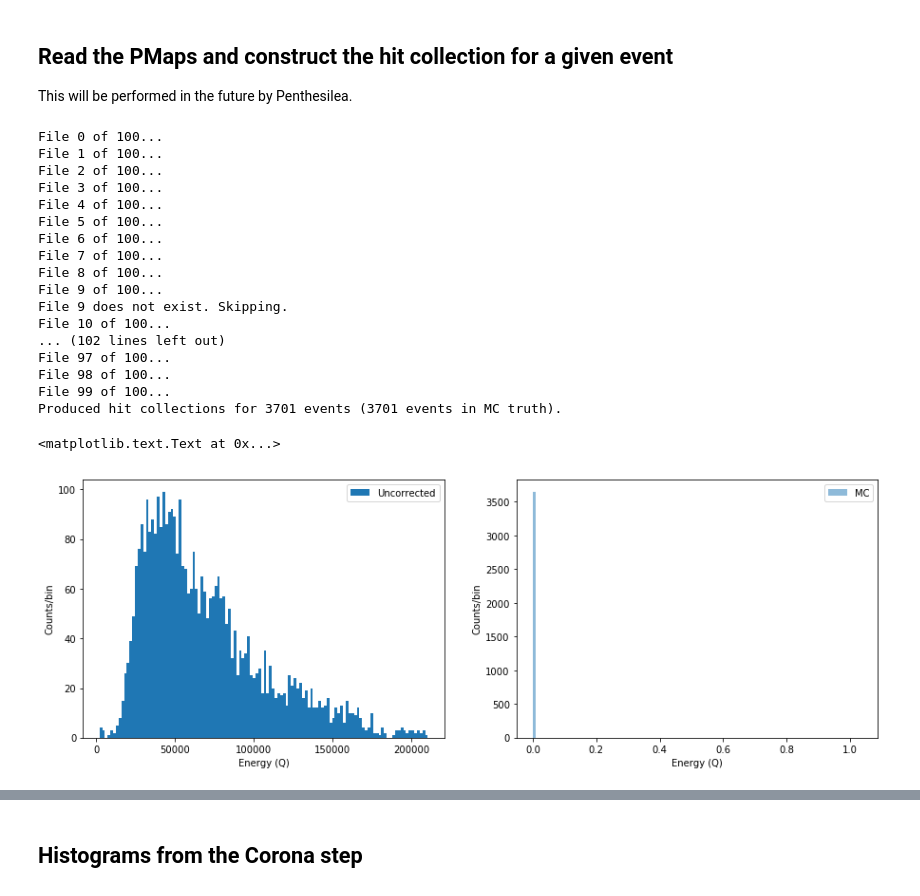
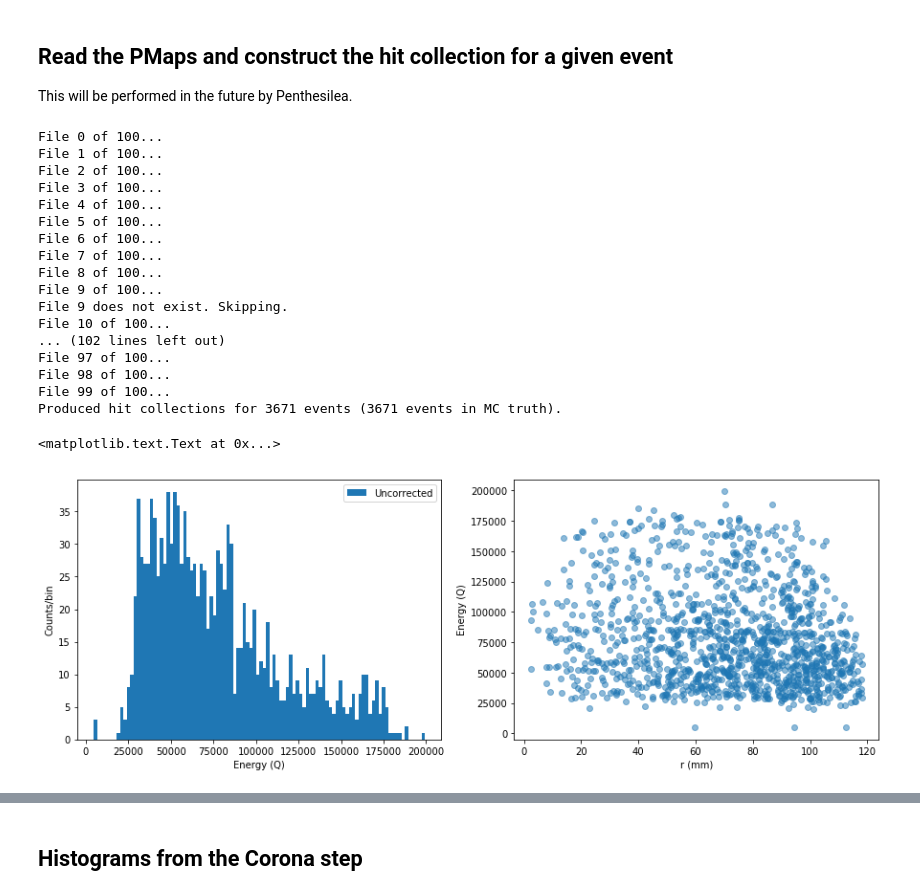
Before and after one commit to paolafer/ICARO, a Jupyter notebook: invisible_cities/utils/paolina_test.ipynb, the cells around one changed output, grey strips where cells are left out. Saved outputs shown, nothing was run; the diff lists cells and outputs as text; code cells hidden in the pictures.

```diff
--- a/invisible_cities/utils/paolina_test.ipynb
+++ b/invisible_cities/utils/paolina_test.ipynb
@@ -44,6 +44,9 @@ This functionality will be included in the Penthesilea branch.
 DataSiPM        = load_db.DataSiPM(0)
 data_xs         = DataSiPM.X.values
 data_ys         = DataSiPM.Y.values
+#print(DataSiPM)
+#print(data_xs)
+#print(data_ys)
 
 # histograms to be filled
 l_qsipm = []            # all SiPMs
@@ -78,8 +81,8 @@ def get_nearby_sipm_inds(cs, d, pos, qs):
 
 def corona(pos, qs, Qthr           =  3 * units.pes,
                     Qlm            =  20 * units.pes,
-                        lm_radius  = 15 * units.mm,
-                    new_lm_radius  = 25 * units.mm,
+                        lm_radius  = 10.5 * units.mm,
+                    new_lm_radius  = 10.5 * units.mm,
                     msipm          =  3):
     """
     corona creates a list of Clusters by
@@ -179,9 +219,10 @@ S2_Nmin =     1;   S2_Nmax =        1
 S2_NSIPMmin = 1;   S2_NSIPMmax = 1000
 
 # general energy cuts
-tot_Emin = 0; tot_Emax = 8000000
+tot_Emin = 0; tot_Emax = 200000
 # %%
 hitc_evt = []; hitc_mc = []
+evtnum_hitc = []
 nfiles = 100
 print_cut = False
 tbl_ri = 0
@@ -207,7 +248,6 @@ for ifile in range(nfiles):
     ftbl = tb.open_file(filename,'r')
 
     for evt_number, evt_time in zip(event_numbers,timestamps):
-
         hitc = []
 
         S1 = S1s  .get(evt_number, {})
@@ -242,23 +282,31 @@ for ifile in range(nfiles):
             npeak = 0
             for peak_no, (t_peak, e_peak) in sorted(S2.items()):
                 si = Si[peak_no]
+                e_left = 0
                 for slice_no, (t_slice, e_slice) in enumerate(zip(t_peak, e_peak)):
                     clusters = compute_xy_position(si, slice_no)
-                    es       = split_energy(e_slice, clusters)
-                    z        = (t_slice - S1t) * units.ns * 0.001  # drift_v = 1.0
-                    for c, e in zip(clusters, es):
-                        #hit       = Hit(c.X,c.Y,z,e)
-                        hit       = Hit(c.pos[0],c.pos[1],z,e)
-                        #hit.X = c.X
-                        #hit.Y = c.Y
-                        #hit.Z = z
-                        #hit.E = e
-                        #print("hit at ({0},{1},{2};{3})".format(hit.X,hit.Y,hit.Z,hit.E))
-                        #print("hit at ({0},{1},{2};{3})".format(hit.pos[0],hit.pos[1],hit.pos[2],hit.E))
-                        hitc.append(hit)
+                    if(len(clusters) == 0):
+                        e_left += e_slice
+                    else:
+                        es       = split_energy(e_slice + e_left, clusters)
+                        z        = (t_slice - S1t) * units.ns * 0.001  # drift_v = 1.0
+                        for c, e in zip(clusters, es):
+                            #hit       = Hit(c.X,c.Y,z,e)
+                            hit       = Hit(c.pos[0],c.pos[1],z,e)
+                            #hit.X = c.X
+                            #hit.Y = c.Y
+                            #hit.Z = z
+                            #hit.E = e
+                            #print("hit at ({0},{1},{2};{3})".format(hit.X,hit.Y,hit.Z,hit.E))
+                            #print("hit at ({0},{1},{2};{3})".format(hit.pos[0],hit.pos[1],hit.pos[2],hit.E))
+                            hitc.append(hit)
+                        e_left = 0
+                if(e_left > 0):
+                    hitc[-1].E += e_left
                 npeak += 1
 
             hitc_evt.append(hitc)
+            evtnum_hitc.append(evt_number)
 
             # record MC information if available
             if(ftbl.__contains__('/MC')):
@@ -293,37 +341,47 @@ File 10 of 100...
 File 97 of 100...
 File 98 of 100...
 File 99 of 100...
-Produced hit collections for 3701 events (3701 events in MC truth).
+Produced hit collections for 3671 events (3671 events in MC truth).
 # %%
 # energy spectrum
-e_spec = []; ecorr_spec = []; emc_spec = []; z_spec = []
+e_spec = []; ecorr_spec = []; emc_spec = []; r_spec = []; z_spec = []
 for ee in range(len(hitc_evt)):
     evt_E = sum([hh.E for hh in hitc_evt[ee]])
-    evt_Z = sum([hh.pos[2] for hh in hitc_evt[ee]])
-    evt_Emc = sum([hh.E for hh in hitc_mc[ee]])
-    if(len(hitc_evt[ee]) > 0): evt_Z /= len(hitc_evt[ee])
-    e_spec.append(evt_E)
+    evt_X = sum([hh.pos[0]*hh.E for hh in hitc_evt[ee]])
+    evt_Y = sum([hh.pos[1]*hh.E for hh in hitc_evt[ee]])
+    evt_Z = sum([hh.pos[2]*hh.E for hh in hitc_evt[ee]])
+    if(len(hitc_evt[ee]) > 0):
+        evt_X /= evt_E
+        evt_Y /= evt_E
+        evt_Z /= evt_E
+    evt_R = np.sqrt(evt_X**2 + evt_Y**2)
+    evt_Emc = 0
+    if(ee < len(hitc_mc)): evt_Emc = sum([hh.E for hh in hitc_mc[ee]])
+    hr = np.array([np.sqrt(hh.pos[0]**2 + hh.pos[1]**2) < 120. for hh in hitc_evt[ee]])
+    if(hr.all()):
+        e_spec.append(evt_E)
+        r_spec.append(evt_R)
     emc_spec.append(evt_Emc)
     z_spec.append(evt_Z)
 
 fig = plt.figure(1)
 fig.set_figheight(5.0)
 fig.set_figwidth(15.0)
 
 ax1 = fig.add_subplot(121);
-plt.hist(e_spec,bins=120,label='Uncorrected')
+plt.hist(e_spec,bins=100,label='Uncorrected')
 lnd = plt.legend(loc=1)
 #plt.scatter(z_spec,e_spec,marker='.')
 #plt.ylim([100000,900000])
 #plt.xlim([20000,160000])
 plt.xlabel('Energy (Q)')
 plt.ylabel('Counts/bin')
 
 ax2 = fig.add_subplot(122);
-plt.hist(emc_spec,bins=120,alpha=0.5,label='MC')
+plt.scatter(r_spec,e_spec,alpha=0.5)
 lnd = plt.legend(loc=1)
-plt.xlabel('Energy (Q)')
-plt.ylabel('Counts/bin')
+plt.xlabel('r (mm)')
+plt.ylabel('Energy (Q)')
 # %% [output]
 <matplotlib.text.Text at 0x...>
-[figure, old version]
+[figure, new version]
```
Also changed, not shown: parts of 11 cells of this notebook.
